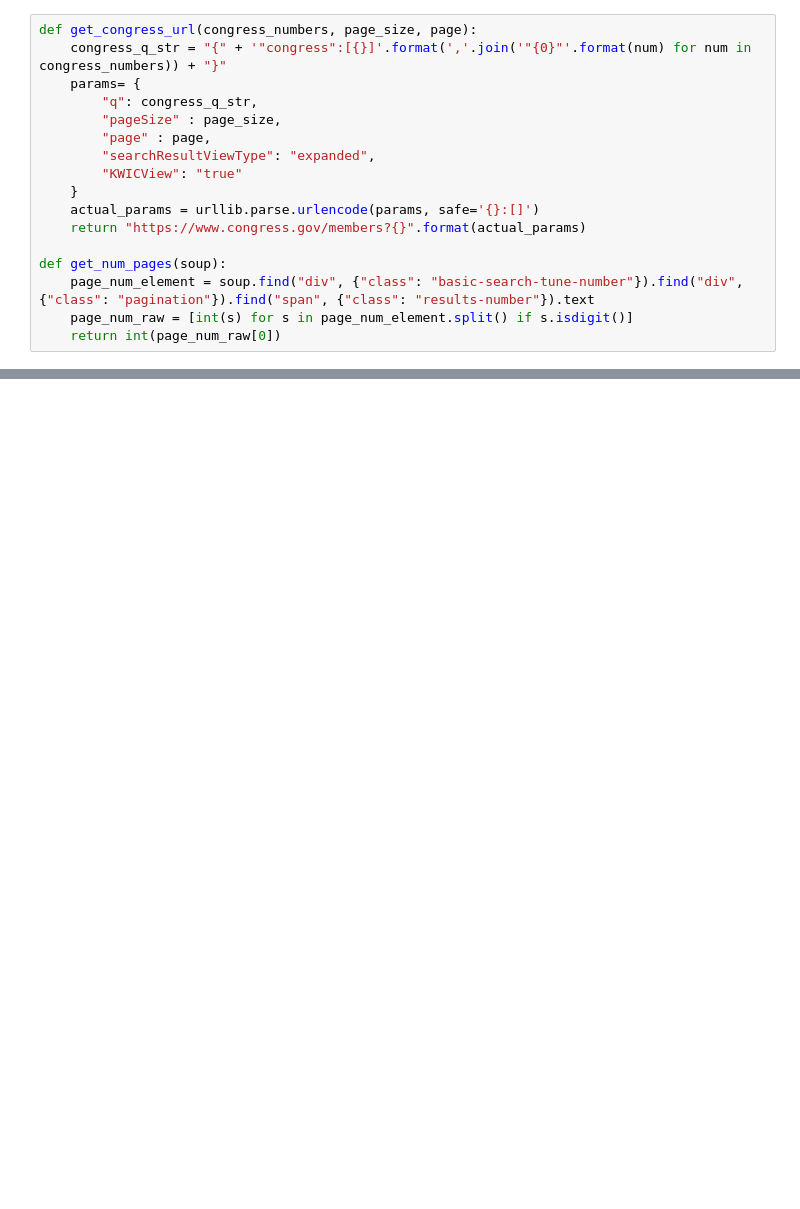
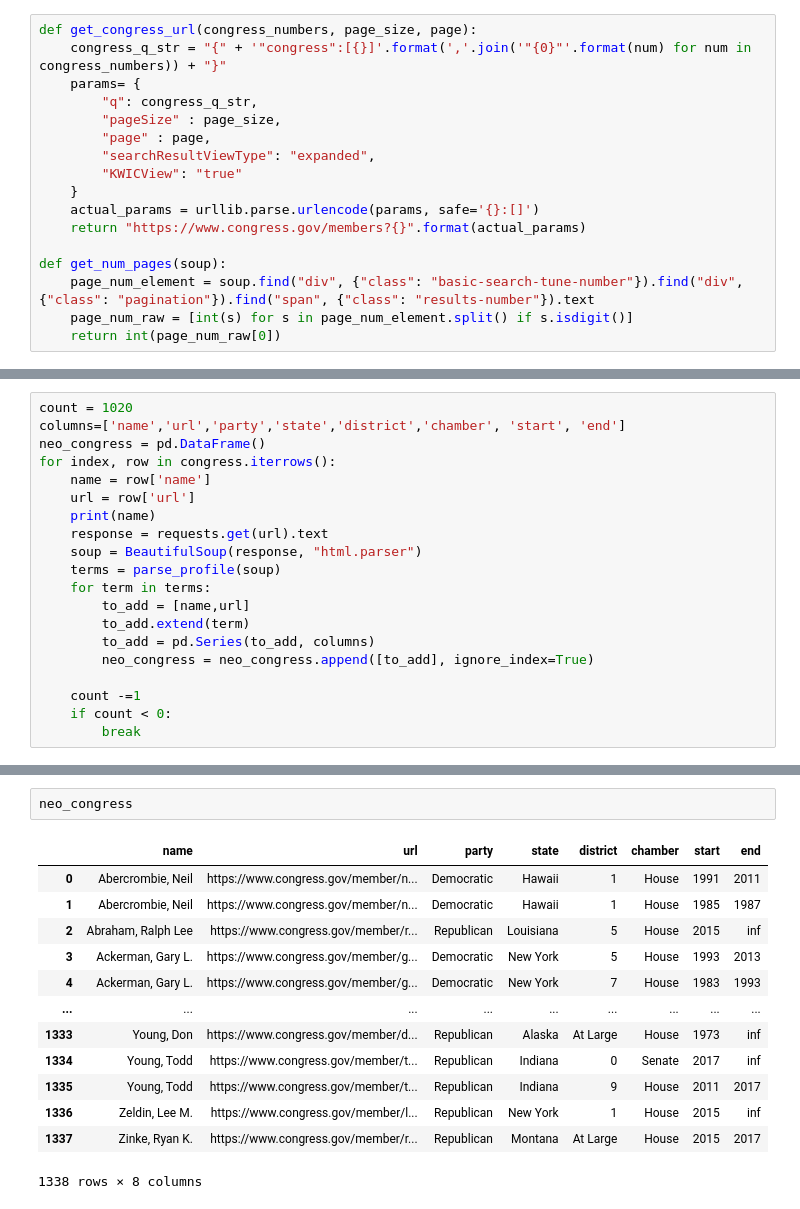
Before and after one commit to lobodemonte/big-data-for-public-policy, a Jupyter notebook: congress_gov_scraper/congress_gov_scraper.ipynb, the cells around one changed output, grey strips where cells are left out. Cells and saved outputs as stored; diff of their text form; blank space fills up the shorter version.

```diff
--- a/congress_gov_scraper/congress_gov_scraper.ipynb
+++ b/congress_gov_scraper/congress_gov_scraper.ipynb
@@ -154,0 +161,20 @@ There are 106 House members with no district that need checking/fixing
+# %%
+count = 1020
+columns=['name','url','party','state','district','chamber', 'start', 'end']
+neo_congress = pd.DataFrame()
+for index, row in congress.iterrows():
+    name = row['name']
+    url = row['url']
+    print(name)
+    response = requests.get(url).text
+    soup = BeautifulSoup(response, "html.parser")
+    terms = parse_profile(soup)
+    for term in terms:
+        to_add = [name,url]
+        to_add.extend(term)
+        to_add = pd.Series(to_add, columns)
+        neo_congress = neo_congress.append([to_add], ignore_index=True)
+
+    count -=1
+    if count < 0:
+        break
@@ -155 +199,17 @@ There are 106 House members with no district that need checking/fixing
+# %%
+neo_congress
+# %% [output]
+|  | name | url | party | state | district | chamber | start | end |
+| 0 | Abercrombie, Neil | https://www.congress.gov/member/n... | Democratic | Hawaii | 1 | House | 1991 | 2011 |
+| 1 | Abercrombie, Neil | https://www.congress.gov/member/n... | Democratic | Hawaii | 1 | House | 1985 | 1987 |
+| 2 | Abraham, Ralph Lee | https://www.congress.gov/member/r... | Republican | Louisiana | 5 | House | 2015 | inf |
+| 3 | Ackerman, Gary L. | https://www.congress.gov/member/g... | Democratic | New York | 5 | House | 1993 | 2013 |
+| 4 | Ackerman, Gary L. | https://www.congress.gov/member/g... | Democratic | New York | 7 | House | 1983 | 1993 |
+| ... | ... | ... | ... | ... | ... | ... | ... | ... |
+| 1333 | Young, Don | https://www.congress.gov/member/d... | Republican | Alaska | At Large | House | 1973 | inf |
+| 1334 | Young, Todd | https://www.congress.gov/member/t... | Republican | Indiana | 0 | Senate | 2017 | inf |
+| 1335 | Young, Todd | https://www.congress.gov/member/t... | Republican | Indiana | 9 | House | 2011 | 2017 |
+| 1336 | Zeldin, Lee M. | https://www.congress.gov/member/l... | Republican | New York | 1 | House | 2015 | inf |
+| 1337 | Zinke, Ryan K. | https://www.congress.gov/member/r... | Republican | Montana | At Large | House | 2015 | 2017 |
+1338 rows × 8 columns
 # %%
```
Also changed, not shown: parts of 11 cells of this notebook, 20 other files.
